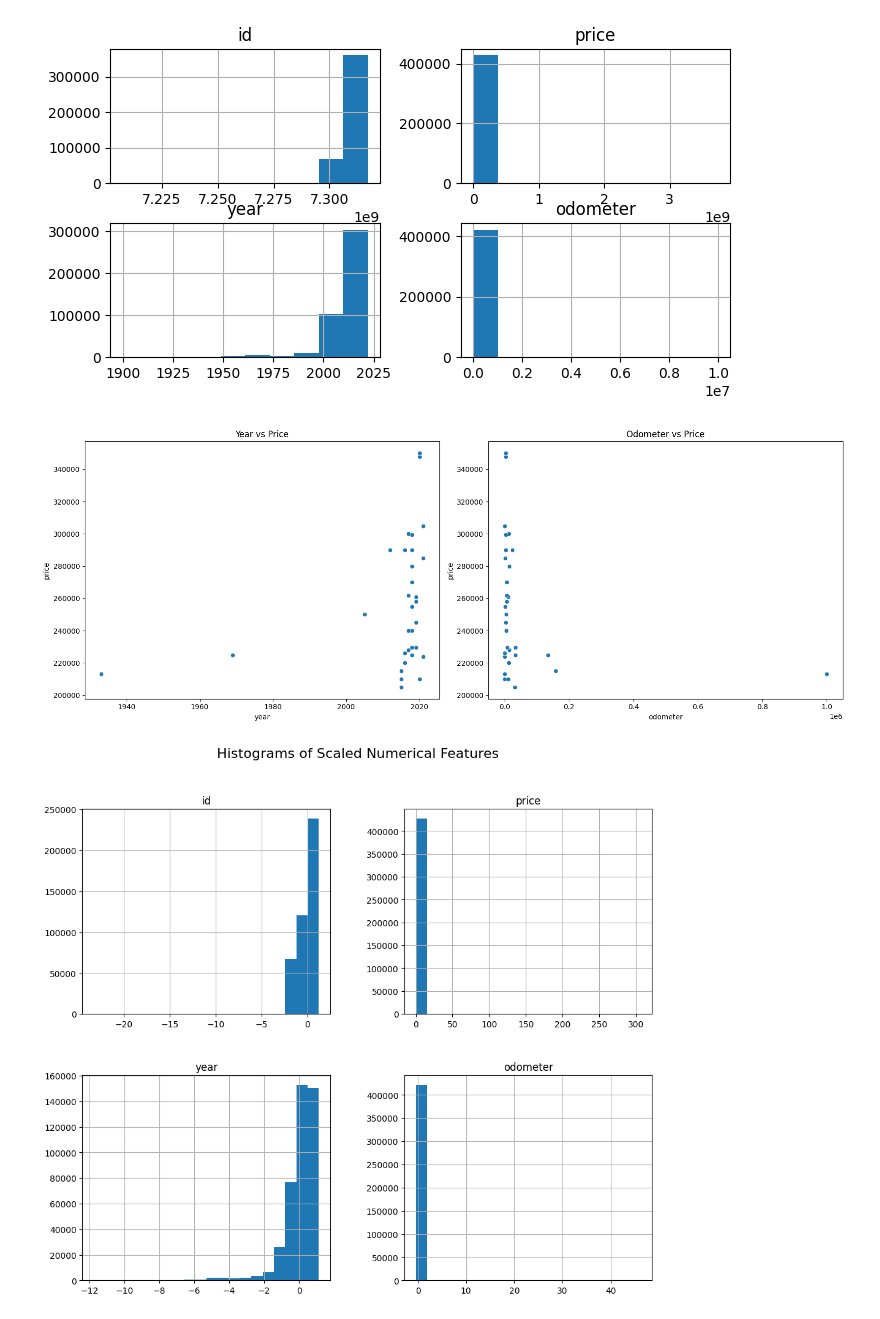
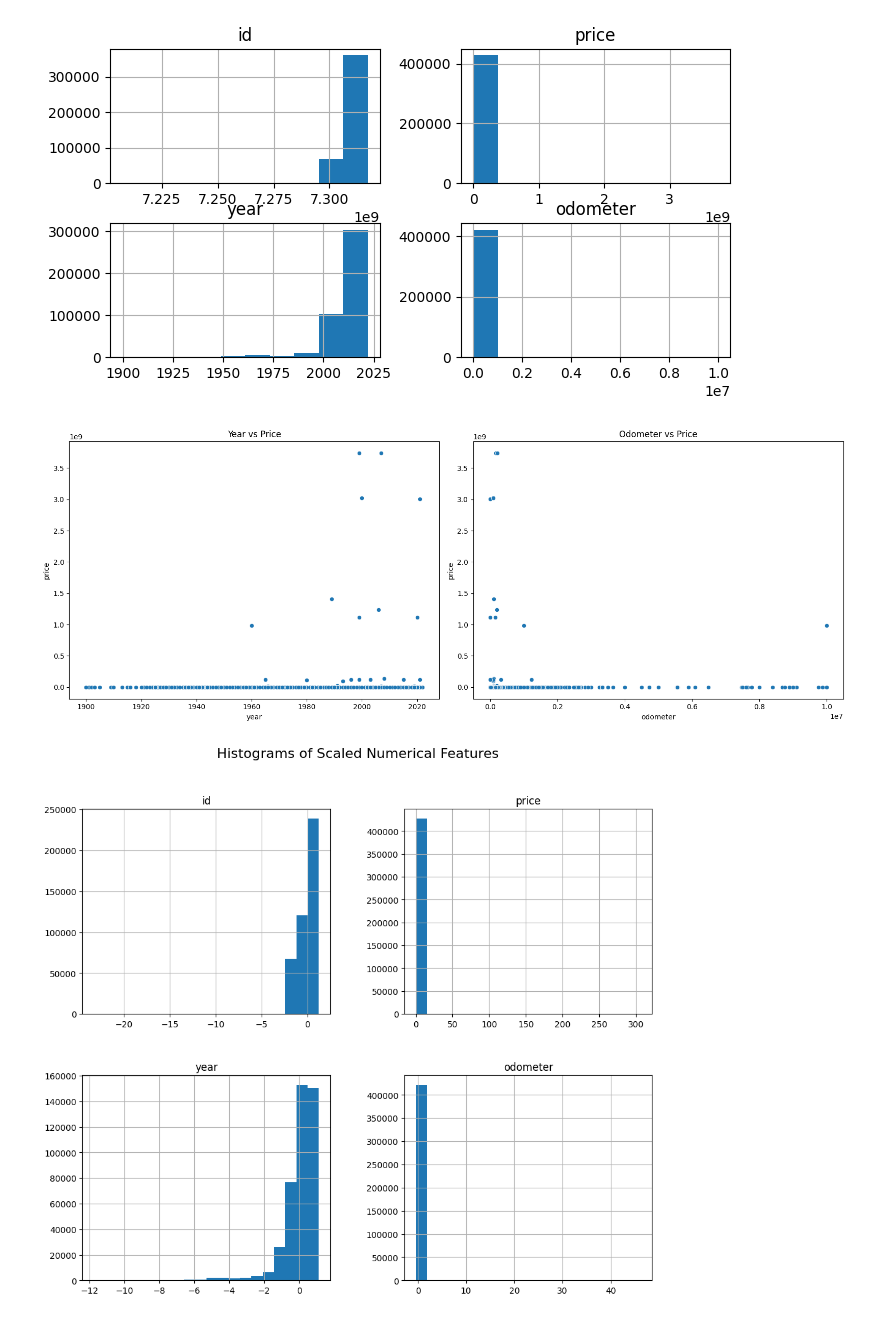
Before and after one commit to Soha1950/As11.1, a Jupyter notebook: prompt_II.ipynb, the cells around one changed output. Cells and saved outputs as stored; diff of their text form; code cells hidden in the pictures.

```diff
--- a/prompt_II.ipynb
+++ b/prompt_II.ipynb
@@ -51,23 +63,22 @@ array([[<Axes: title={'center': 'id'}>,
         <Axes: title={'center': 'odometer'}>]], dtype=object)
 [figure]
 # %%
-import seaborn as sns
-import matplotlib.pyplot as plt
+
 plt.figure(figsize=(16, 6))
 
 # Scatter plot for 'year' vs 'price'
 plt.subplot(1, 2, 1)
-sns.scatterplot(x='year', y='price', data=df_new)
+sns.scatterplot(x='year', y='price', data=df)
 plt.title('Year vs Price')
 
 # Scatter plot for 'odometer' vs 'price'
 plt.subplot(1, 2, 2)
-sns.scatterplot(x='odometer', y='price', data=df_new)
+sns.scatterplot(x='odometer', y='price', data=df)
 plt.title('Odometer vs Price')
 
 plt.tight_layout()
 plt.show()
 # %% [output]
-[figure, old version]
+[figure, new version]
 # %%
 
```
Also changed, not shown: parts of 19 cells of this notebook.
